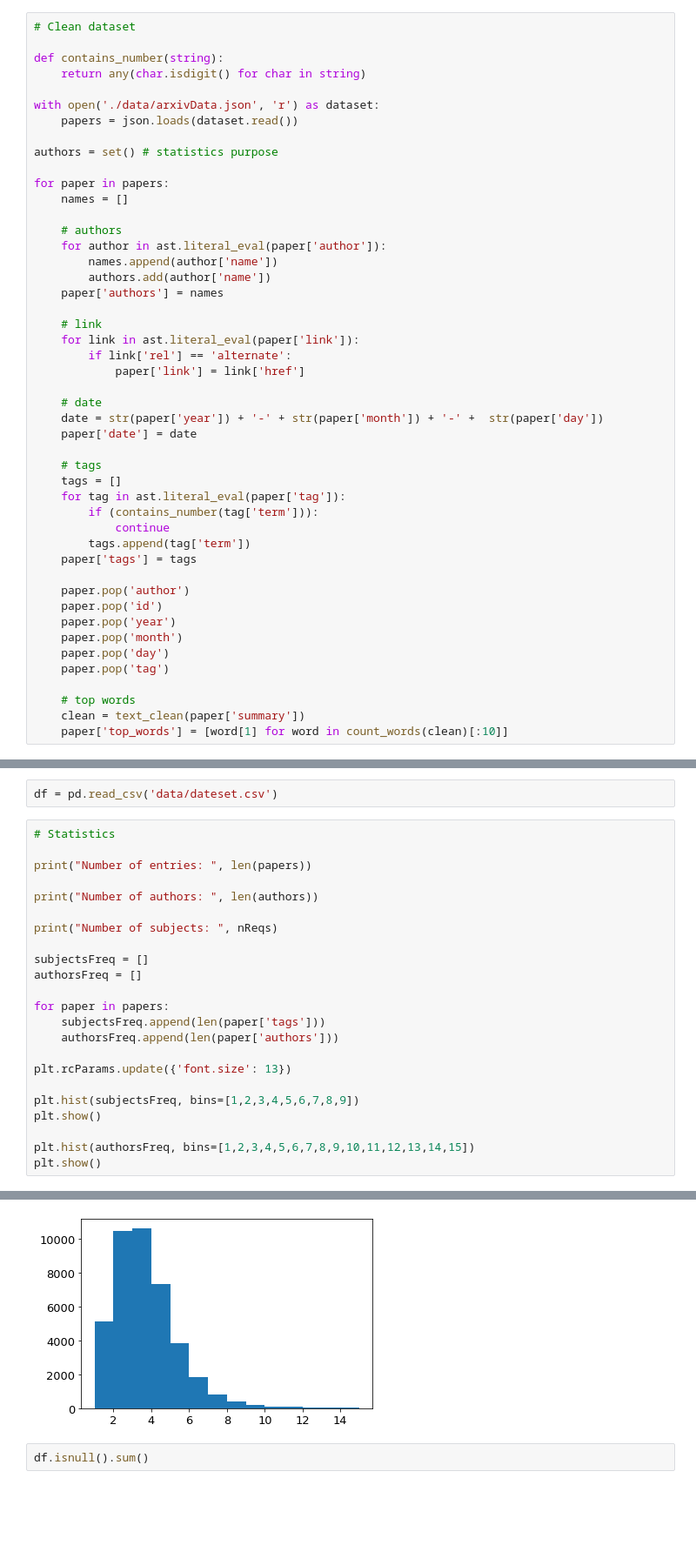
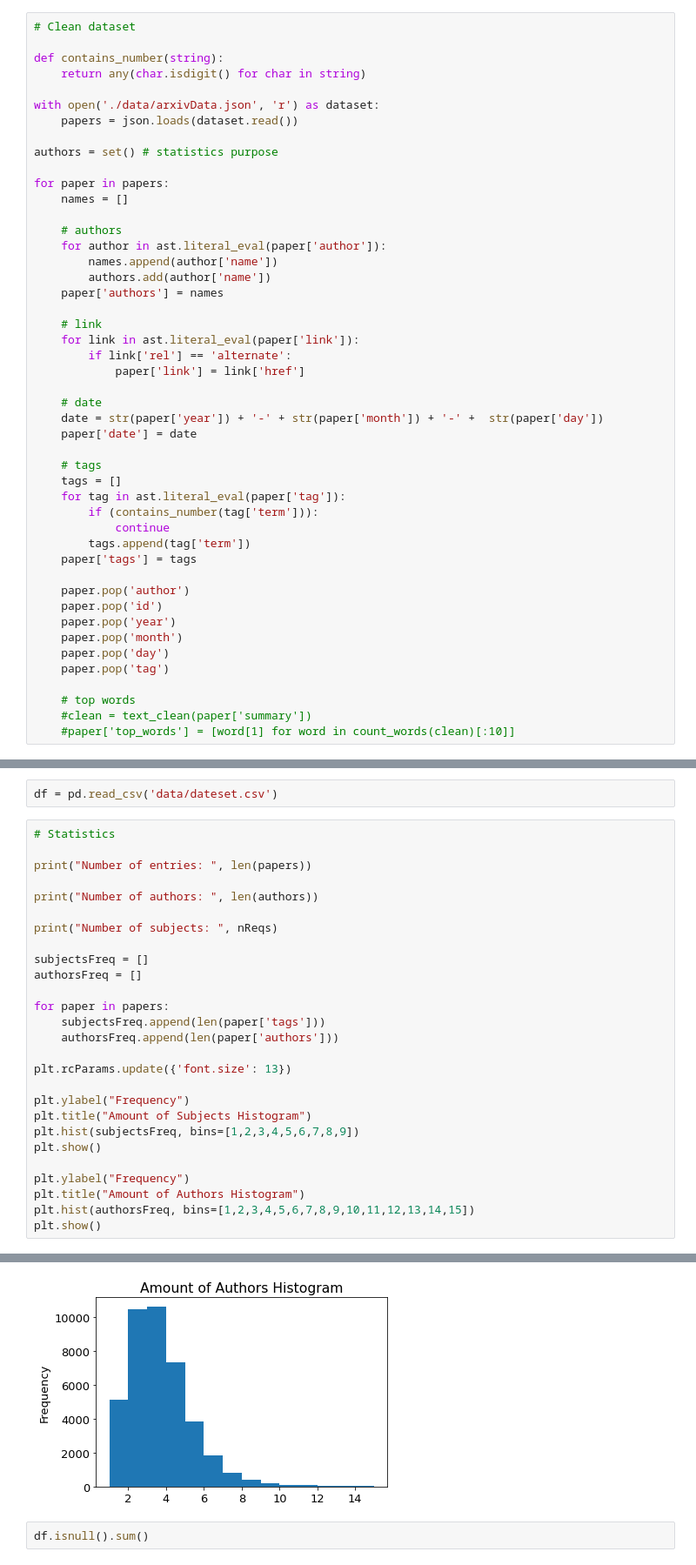
Before and after one commit to SergioEstevao11/FEUP-PRI, a Jupyter notebook: src/data_analysis.ipynb, the cells around one changed output, grey strips where cells are left out. Shown at 87% size. Cells and saved outputs as stored; diff of their text form; blank space fills up the shorter version.

Commit message:
add histograms images

```diff
--- a/src/data_analysis.ipynb
+++ b/src/data_analysis.ipynb
@@ -93,8 +93,8 @@ for paper in papers:
     paper.pop('tag')
 
     # top words
-    clean = text_clean(paper['summary'])
-    paper['top_words'] = [word[1] for word in count_words(clean)[:10]]
+    #clean = text_clean(paper['summary'])
+    #paper['top_words'] = [word[1] for word in count_words(clean)[:10]]
 # %%
 def getTitle(tag):
     URL = 'https://arxiv.org/list/'
@@ -149,9 +149,13 @@ for paper in papers:
 
 plt.rcParams.update({'font.size': 13})
 
+plt.ylabel("Frequency")
+plt.title("Amount of Subjects Histogram")
 plt.hist(subjectsFreq, bins=[1,2,3,4,5,6,7,8,9])
 plt.show()
 
+plt.ylabel("Frequency")
+plt.title("Amount of Authors Histogram")
 plt.hist(authorsFreq, bins=[1,2,3,4,5,6,7,8,9,10,11,12,13,14,15])
 plt.show()
 # %% [output]
@@ -162,4 +166,4 @@ Number of subjects:  161
-[figure, old version]
+[figure, new version]
 # %%
 df.isnull().sum()
 # %% [output]
```
Also changed, not shown: parts of 4 cells of this notebook, 5 other files.
